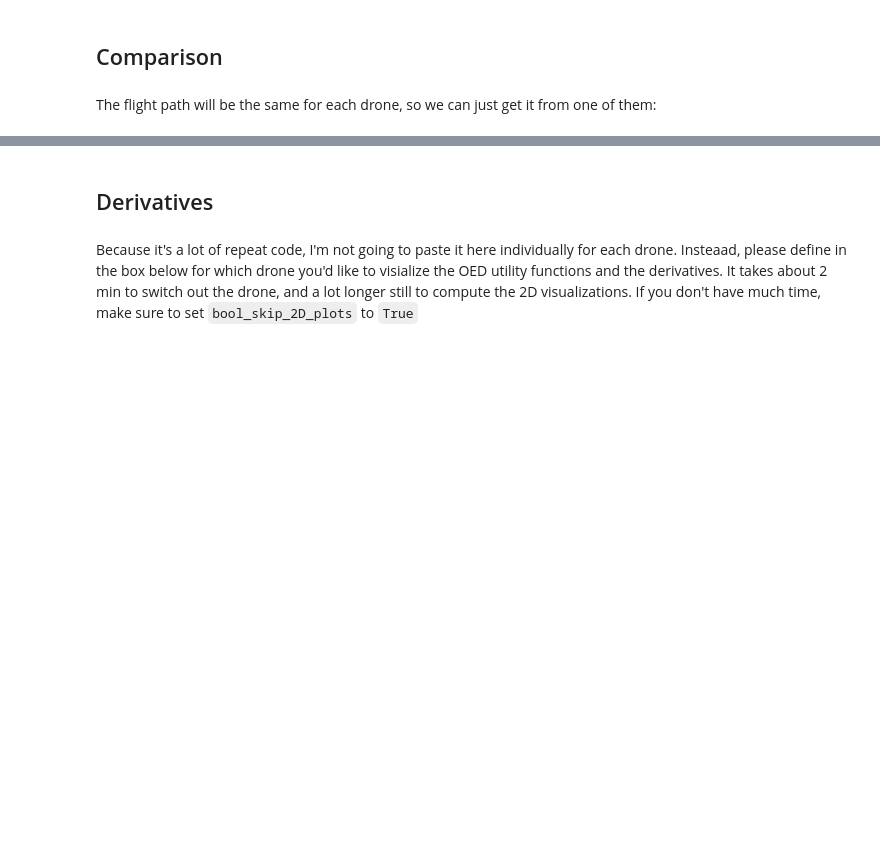
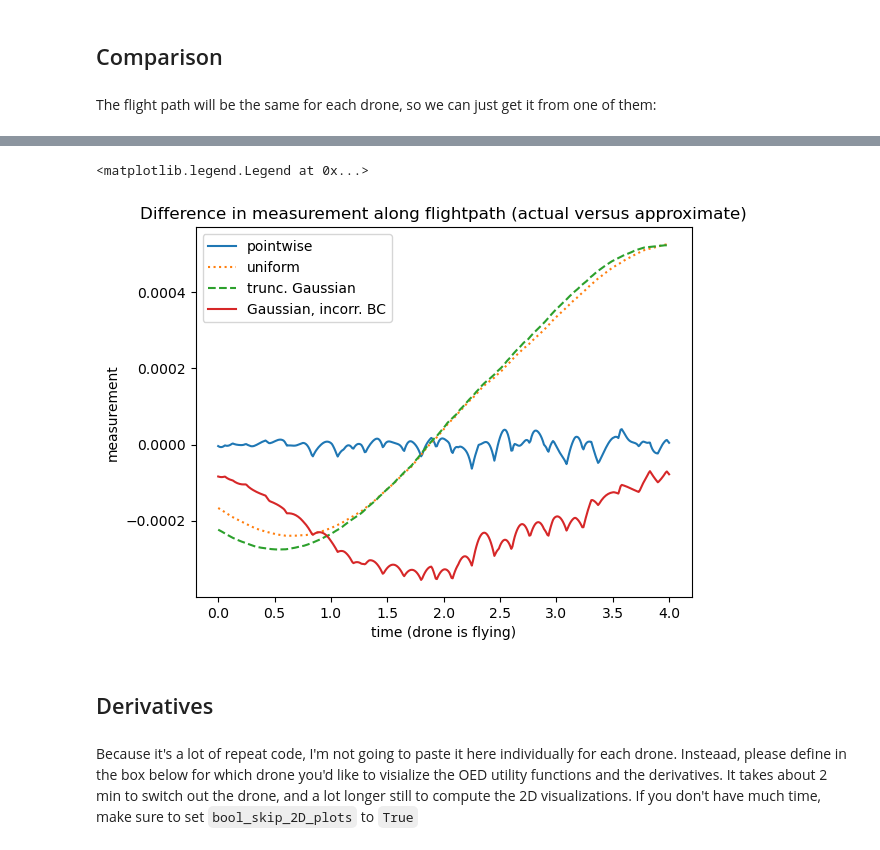
Before and after one commit to leyffer/m2dtIceSheet, a Jupyter notebook: notebooks/2_measurement_types.ipynb, the cells around one changed output, grey strips where cells are left out. Saved outputs shown, nothing was run; the diff lists cells and outputs as text; code cells hidden in the pictures; blank space fills up the shorter version.

```diff
--- a/notebooks/2_measurement_types.ipynb
+++ b/notebooks/2_measurement_types.ipynb
@@ -210,3 +262,16 @@ ax.legend()
+# %%
+fig, ax = plt.subplots(1,1)
+
+for i, ls in zip(range(4), ['-', ':', "--", "-"]):
+    ax.plot(grid_t, data[i, :] - data[i+4, :], ls, label = names[i])
+
+ax.set_xlabel("time (drone is flying)")
+ax.set_ylabel("measurement")
+ax.set_title("Difference in measurement along flightpath (actual versus approximate)")
+ax.legend()
+# %% [output]
+<matplotlib.legend.Legend at 0x...>
+[figure, added]
 # %% [markdown]
 ## Derivatives
 # %% [markdown]
```
Also changed, not shown: parts of 13 cells of this notebook, 1 other file.
